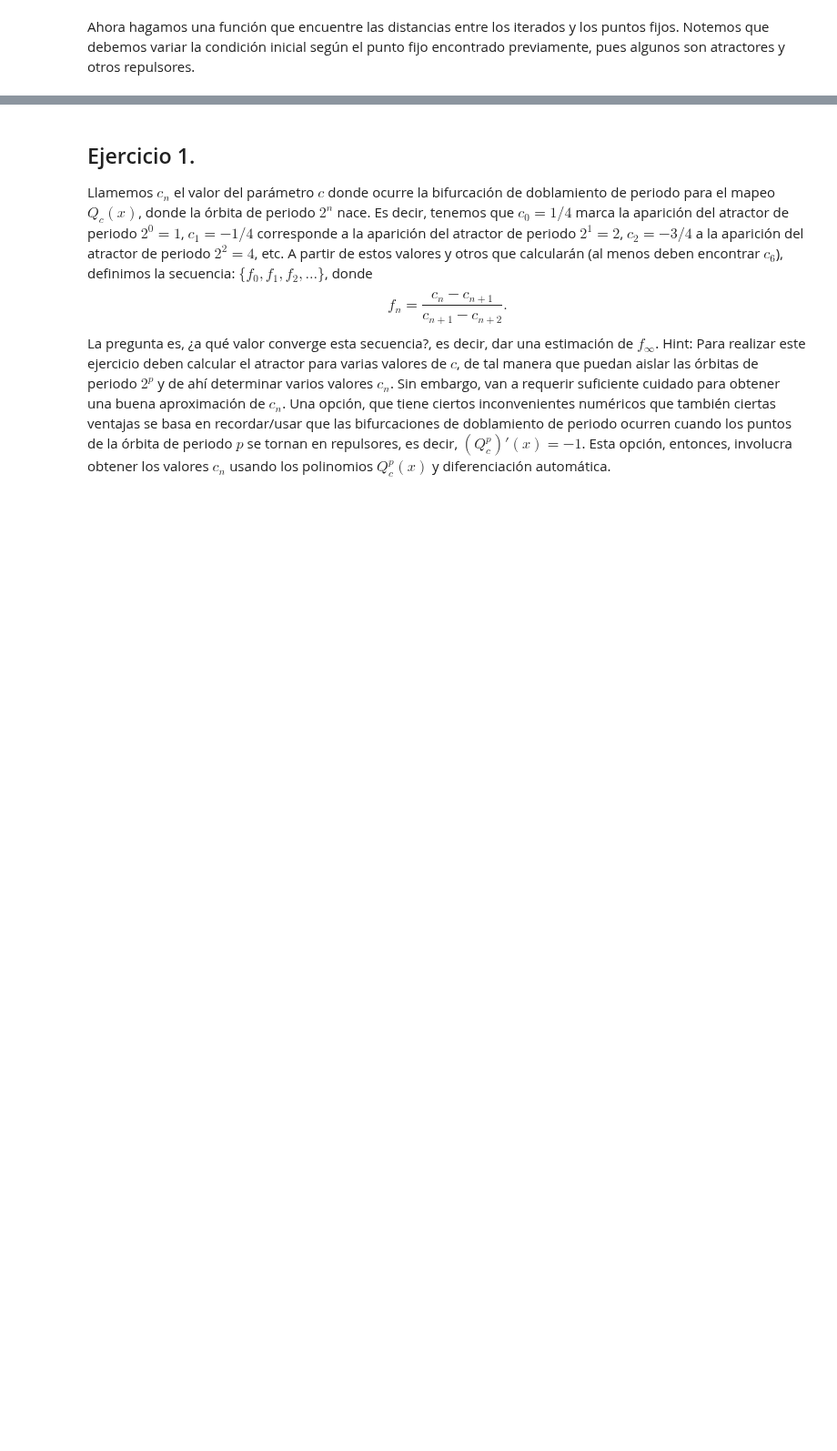
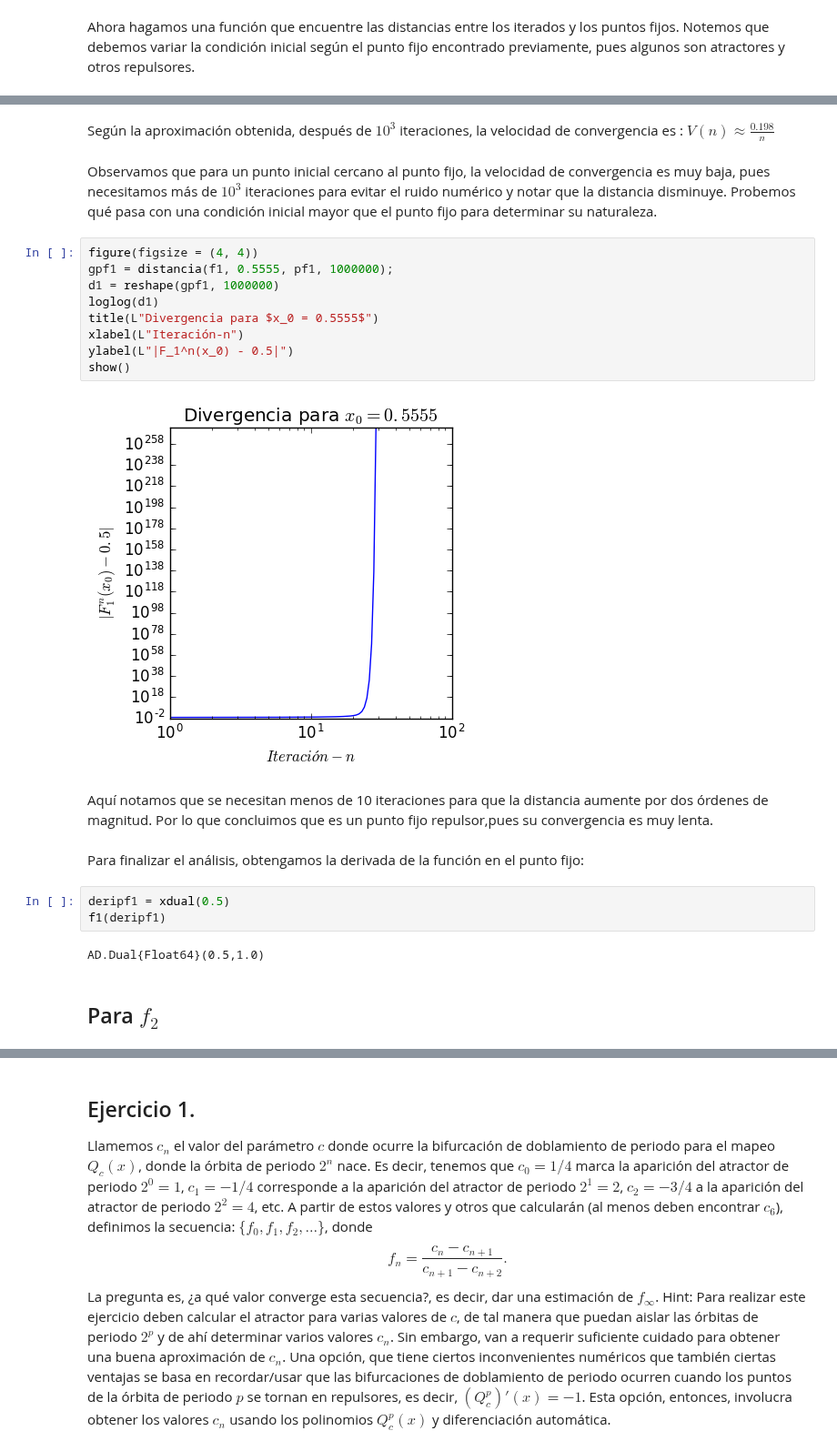
Before and after one commit to lbenet/2017-1_TSFisComp, a Jupyter notebook: tareas/pabloresendiz/Tarea4/tarea4.ipynb, the cells around one changed output, grey strips where cells are left out. Shown at 91% size. Drawn from its saved outputs; the diff is of its cells as text; blank space fills up the shorter version.

```diff
--- a/tareas/pabloresendiz/Tarea4/tarea4.ipynb
+++ b/tareas/pabloresendiz/Tarea4/tarea4.ipynb
@@ -126,0 +157,29 @@ end
+# %% [markdown]
+Según la aproximación obtenida, después de $10^3$ iteraciones, la velocidad de convergencia es : $V(n) \approx \frac{0.198}{n}$
+# %% [markdown]
+Observamos que para un punto inicial cercano al punto fijo, la velocidad de convergencia es muy baja, pues necesitamos
+más de $10^3$ iteraciones para evitar el ruido numérico y notar que la distancia disminuye.
+Probemos qué pasa con una condición inicial mayor que el punto fijo para determinar su naturaleza.
+# %%
+figure(figsize = (4, 4))
+gpf1 = distancia(f1, 0.5555, pf1, 1000000);
+d1 = reshape(gpf1, 1000000)
+loglog(d1)
+title(L"Divergencia para $x_0 = 0.5555$")
+xlabel(L"Iteración-n")
+ylabel(L"|F_1^n(x_0) - 0.5|")
+show()
+# %% [output]
+[figure, added]
+# %% [markdown]
+Aquí notamos que se necesitan menos de 10 iteraciones para que la distancia aumente por dos órdenes de magnitud.
+Por lo que concluimos que es un punto fijo repulsor,pues su convergencia es muy lenta.
+# %% [markdown]
+Para finalizar el análisis, obtengamos la derivada de la función en el punto fijo:
+# %%
+deripf1 = xdual(0.5)
+f1(deripf1)
+# %% [output]
+AD.Dual{Float64}(0.5,1.0)
+# %% [markdown]
+## Para $f_2$
```
Also changed, not shown: parts of 73 cells of this notebook.
